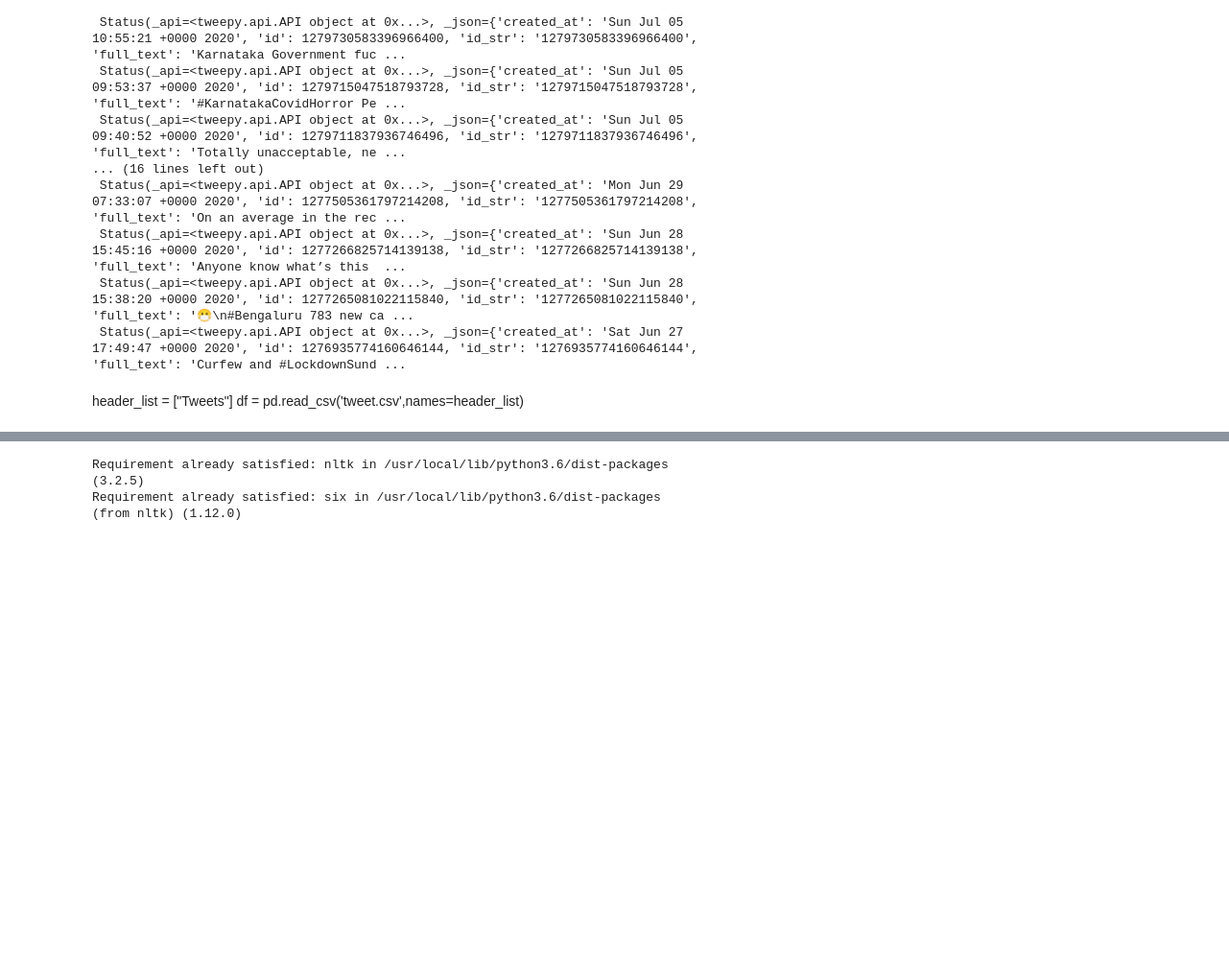
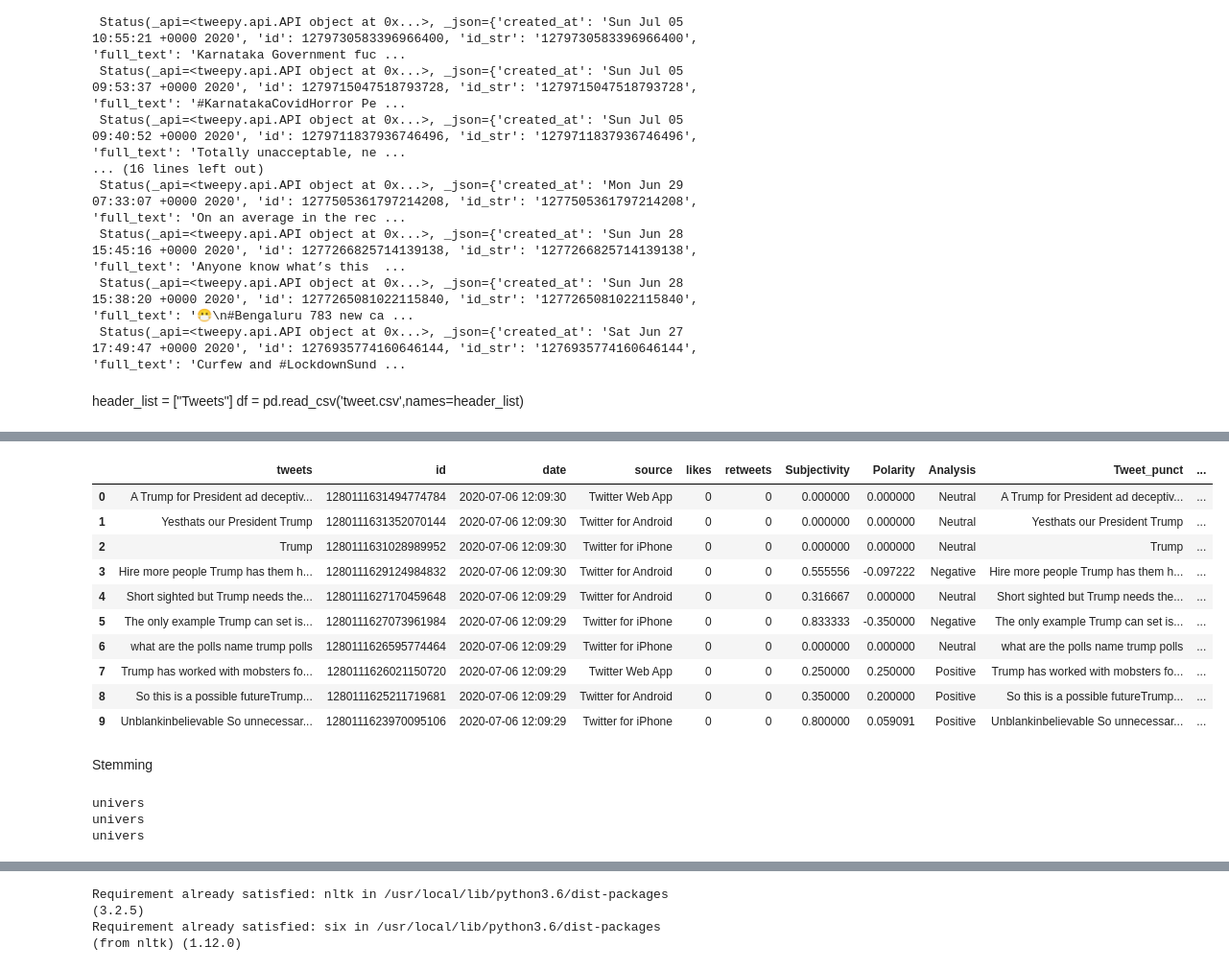
Before and after one commit to kumar-sendhi/courseraml, a Jupyter notebook: Sentimentprojectv4.ipynb, the cells around one changed output, grey strips where cells are left out. Shown at 96% size. Drawn from its saved outputs; the diff is of its cells as text; code cells hidden in the pictures; blank space fills up the shorter version.

```diff
--- a/Sentimentprojectv4.ipynb
+++ b/Sentimentprojectv4.ipynb
@@ -234,0 +237,9 @@ df.to_csv('tweets_exported_cleaned_with_Classification.csv', encoding='utf-8')
+# %%
+def remove_punct(text):
+    text  = "".join([char for char in text if char not in string.punctuation])
+    text = re.sub('[0-9]+', '', text)
+    return text
+
+df['Tweet_punct'] = df['tweets'].apply(lambda x: remove_punct(x))
+df.to_csv('tweets_exported_removed_punct.csv', encoding='utf-8')
+df.head(10)
@@ -234,0 +260,10 @@ df.to_csv('tweets_exported_cleaned_with_Classification.csv', encoding='utf-8')
+# %%
+import re
+
+def tokenize(text):
+  tokens = re.split('\W+',text)
+  return tokens
+
+df['tweet_clean_tokenized'] = df['Tweet_punct'].apply(lambda x:tokenize(x.lower()))
+df['tweet_clean_tokenized'].head(5)
+#df['Tweet_punct'].head(5)
@@ -234,0 +279,6 @@ df.to_csv('tweets_exported_cleaned_with_Classification.csv', encoding='utf-8')
+# %%
+import nltk
+nltk.download('stopwords')
+stopwords = nltk.corpus.stopwords.words('english')
+
+stopwords[0:10]
@@ -234,0 +289,7 @@ df.to_csv('tweets_exported_cleaned_with_Classification.csv', encoding='utf-8')
+# %%
+def remove_stopwords(txt_tokenized):
+  txt_clean = [word for word in txt_tokenized if word not in stopwords]
+  return txt_clean
+
+df['tweet_clean_nostopwords'] = df['tweet_clean_tokenized'].apply(lambda x:remove_stopwords(x))
+df['tweet_clean_nostopwords'].head(5)
@@ -235,3 +303,37 @@ df.to_csv('tweets_exported_cleaned_with_Classification.csv', encoding='utf-8')
+# %%
+def merge_text(text):
+    text  = " ".join([char for char in text if char not in string.punctuation])
+    text = re.sub('[0-9]+', '', text)
+    return text
+
+df['tweet_ready'] = df['tweet_clean_nostopwords'].apply(lambda x: merge_text(x))
+df.to_csv('tweets_exported_ready.csv', encoding='utf-8')
+df.head(10)
+# %% [output]
+|  | tweets | id | date | source | likes | retweets | Subjectivity | Polarity | Analysis | Tweet_punct | ... |
+| 0 | A Trump for President ad deceptiv... | 1280111631494774784 | 2020-07-06 12:09:30 | Twitter Web App | 0 | 0 | 0.000000 | 0.000000 | Neutral | A Trump for President ad deceptiv... | ... |
+| 1 | Yesthats our President Trump | 1280111631352070144 | 2020-07-06 12:09:30 | Twitter for Android | 0 | 0 | 0.000000 | 0.000000 | Neutral | Yesthats our President Trump | ... |
+| 2 | Trump | 1280111631028989952 | 2020-07-06 12:09:30 | Twitter for iPhone | 0 | 0 | 0.000000 | 0.000000 | Neutral | Trump | ... |
+| 3 | Hire more people Trump has them h... | 1280111629124984832 | 2020-07-06 12:09:30 | Twitter for Android | 0 | 0 | 0.555556 | -0.097222 | Negative | Hire more people Trump has them h... | ... |
+| 4 | Short sighted but Trump needs the... | 1280111627170459648 | 2020-07-06 12:09:29 | Twitter for Android | 0 | 0 | 0.316667 | 0.000000 | Neutral | Short sighted but Trump needs the... | ... |
+| 5 | The only example Trump can set is... | 1280111627073961984 | 2020-07-06 12:09:29 | Twitter for iPhone | 0 | 0 | 0.833333 | -0.350000 | Negative | The only example Trump can set is... | ... |
+| 6 | what are the polls name trump polls | 1280111626595774464 | 2020-07-06 12:09:29 | Twitter for iPhone | 0 | 0 | 0.000000 | 0.000000 | Neutral | what are the polls name trump polls | ... |
+| 7 | Trump has worked with mobsters fo... | 1280111626021150720 | 2020-07-06 12:09:29 | Twitter Web App | 0 | 0 | 0.250000 | 0.250000 | Positive | Trump has worked with mobsters fo... | ... |
+| 8 | So this is a possible futureTrump... | 1280111625211719681 | 2020-07-06 12:09:29 | Twitter for Android | 0 | 0 | 0.350000 | 0.200000 | Positive | So this is a possible futureTrump... | ... |
+| 9 | Unblankinbelievable So unnecessar... | 1280111623970095106 | 2020-07-06 12:09:29 | Twitter for iPhone | 0 | 0 | 0.800000 | 0.059091 | Positive | Unblankinbelievable So unnecessar... | ... |
+# %% [markdown]
+Stemming
+# %%
+from nltk.stem import PorterStemmer
+ps = PorterStemmer()
+dir(ps)
+print(ps.stem('university'))
+print(ps.stem('universities'))
+print(ps.stem('universe'))
+# %% [output]
+univers
+univers
+univers
 # %%
 df.dtypes
 # %% [output]
```
Also changed, not shown: parts of 34 cells of this notebook.
